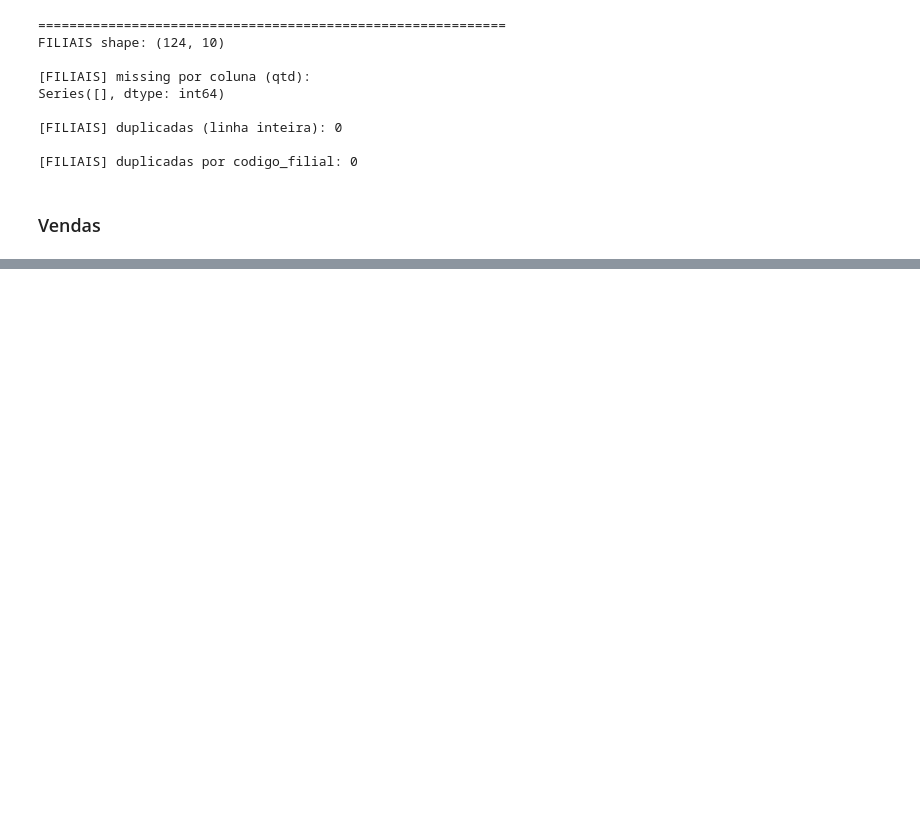
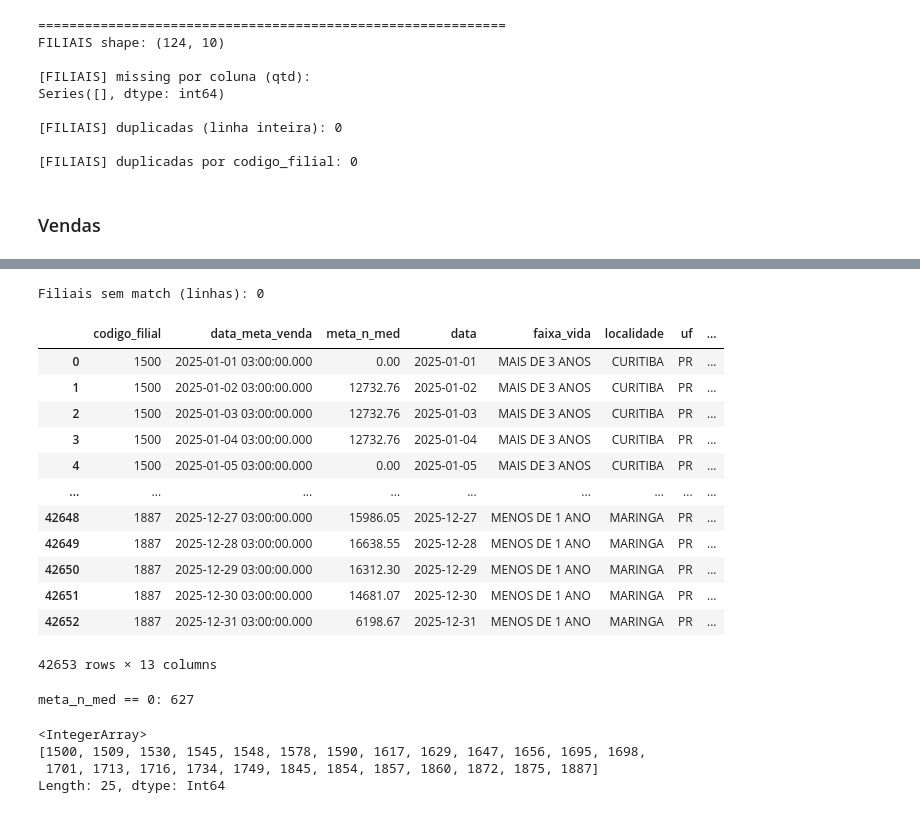
Before and after one commit to Thiagotl/case_panvel_ds_jr, a Jupyter notebook: script1.ipynb, the cells around one changed output, grey strips where cells are left out. Cells and saved outputs as stored; diff of their text form; code cells hidden in the pictures; blank space fills up the shorter version.

```diff
--- a/script1.ipynb
+++ b/script1.ipynb
@@ -52,3 +109,13 @@ Series([], dtype: int64)
 [METAS] duplicadas (linha inteira): 0
 
 [METAS] duplicadas por (codigo_filial, data_meta_venda): 0
+# %%
+df_metas_vendas["data"] = pd.to_datetime(df_metas_vendas["data_meta_venda"]).dt.normalize()
+
+df_metas_vendas = (
+    df_metas_vendas
+    .sort_values(["codigo_filial", "data"])
+    .reset_index(drop=True)
+)
+
+df_metas_vendas.head(10)
@@ -90,3 +173,11 @@ Series([], dtype: int64)
 [FILIAIS] duplicadas (linha inteira): 0
 
 [FILIAIS] duplicadas por codigo_filial: 0
+# %%
+df_metas_vendas["data"] = pd.to_datetime(df_metas_vendas["data_meta_venda"]).dt.normalize()
+
+df_metas_vendas = (
+    df_metas_vendas
+    .sort_values(["codigo_filial", "data"])
+    .reset_index(drop=True)
+)
@@ -197,0 +291,39 @@ m
+# %%
+df_vendas_meta_final = df_metas_vendas.merge(df_filiais, on="codigo_filial", how="left")
+print("Filiais sem match (linhas):", df_vendas_final["faixa_vida"].isna().sum())
+# %% [output]
+Filiais sem match (linhas): 0
+# %%
+df_vendas_meta_final
+# %% [output]
+|  | codigo_filial | data_meta_venda | meta_n_med | data | faixa_vida | localidade | uf | ... |
+| 0 | 1500 | 2025-01-01 03:00:00.000 | 0.00 | 2025-01-01 | MAIS DE 3 ANOS | CURITIBA | PR | ... |
+| 1 | 1500 | 2025-01-02 03:00:00.000 | 12732.76 | 2025-01-02 | MAIS DE 3 ANOS | CURITIBA | PR | ... |
+| 2 | 1500 | 2025-01-03 03:00:00.000 | 12732.76 | 2025-01-03 | MAIS DE 3 ANOS | CURITIBA | PR | ... |
+| 3 | 1500 | 2025-01-04 03:00:00.000 | 12732.76 | 2025-01-04 | MAIS DE 3 ANOS | CURITIBA | PR | ... |
+| 4 | 1500 | 2025-01-05 03:00:00.000 | 0.00 | 2025-01-05 | MAIS DE 3 ANOS | CURITIBA | PR | ... |
+| ... | ... | ... | ... | ... | ... | ... | ... | ... |
+| 42648 | 1887 | 2025-12-27 03:00:00.000 | 15986.05 | 2025-12-27 | MENOS DE 1 ANO | MARINGA | PR | ... |
+| 42649 | 1887 | 2025-12-28 03:00:00.000 | 16638.55 | 2025-12-28 | MENOS DE 1 ANO | MARINGA | PR | ... |
+| 42650 | 1887 | 2025-12-29 03:00:00.000 | 16312.30 | 2025-12-29 | MENOS DE 1 ANO | MARINGA | PR | ... |
+| 42651 | 1887 | 2025-12-30 03:00:00.000 | 14681.07 | 2025-12-30 | MENOS DE 1 ANO | MARINGA | PR | ... |
+| 42652 | 1887 | 2025-12-31 03:00:00.000 | 6198.67 | 2025-12-31 | MENOS DE 1 ANO | MARINGA | PR | ... |
+42653 rows × 13 columns
+# %%
+n_zero = (df_vendas_meta_final["meta_n_med"] == 0).sum()
+print("meta_n_med == 0:", n_zero)
+# %% [output]
+meta_n_med == 0: 627
+# %%
+filiais_meta_zero = (
+    df_vendas_meta_final.loc[df_vendas_meta_final["meta_n_med"] == 0, "codigo_filial"]
+    .dropna()
+    .unique()
+)
+
+filiais_meta_zero
+# %% [output]
+<IntegerArray>
+[1500, 1509, 1530, 1545, 1548, 1578, 1590, 1617, 1629, 1647, 1656, 1695, 1698,
+ 1701, 1713, 1716, 1734, 1749, 1845, 1854, 1857, 1860, 1872, 1875, 1887]
+Length: 25, dtype: Int64
```
Also changed, not shown: parts of 28 cells of this notebook.
